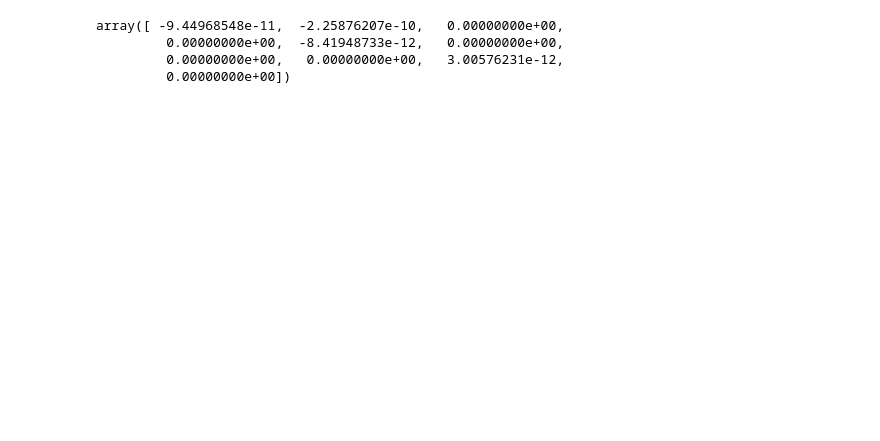
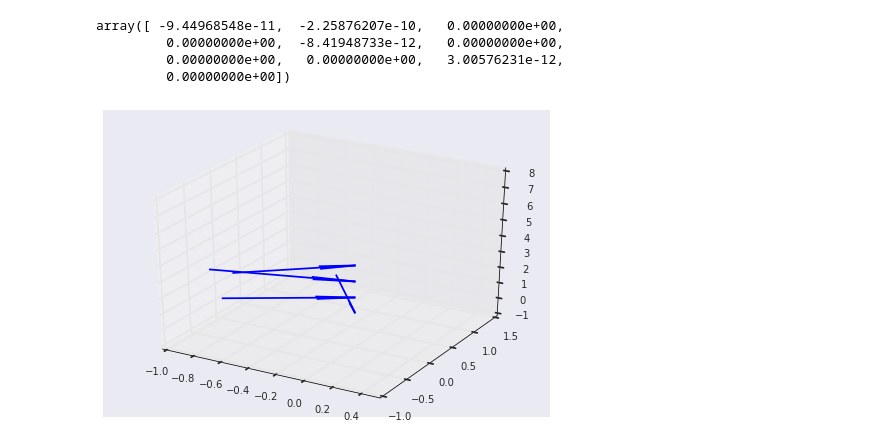
Before and after one commit to pymilo/notebooks, a Jupyter notebook: plotting_rays.ipynb, the cells around one changed output. Drawn from its saved outputs; the diff is of its cells as text; code cells hidden in the pictures; blank space fills up the shorter version.

```diff
--- a/plotting_rays.ipynb
+++ b/plotting_rays.ipynb
@@ -73,3 +73,20 @@ array([ -9.44968548e-11,  -2.25876207e-10,   0.00000000e+00,
          0.00000000e+00,  -8.41948733e-12,   0.00000000e+00,
          0.00000000e+00,   0.00000000e+00,   3.00576231e-12,
          0.00000000e+00])
+# %%
+import matplotlib.pyplot as plt
+from mpl_toolkits.mplot3d import Axes3D
+import numpy as np
+
+soa =np.array( [ [0,0,1,1,-2,0], [0,0,2,1,1,0],[0,0,3,2,1,0],[0,0,4,0.5,0.7,0]])
+
+X,Y,Z,U,V,W = zip(*soa)
+fig = plt.figure()
+ax = fig.add_subplot(111, projection='3d')
+ax.quiver(X,Y,Z,U,V,W)
+ax.set_xlim([-1,0.5])
+ax.set_ylim([-1,1.5])
+ax.set_zlim([-1,8])
+plt.show()
+# %% [output]
+[figure, added]
```
Also changed, not shown: parts of 5 cells of this notebook.
